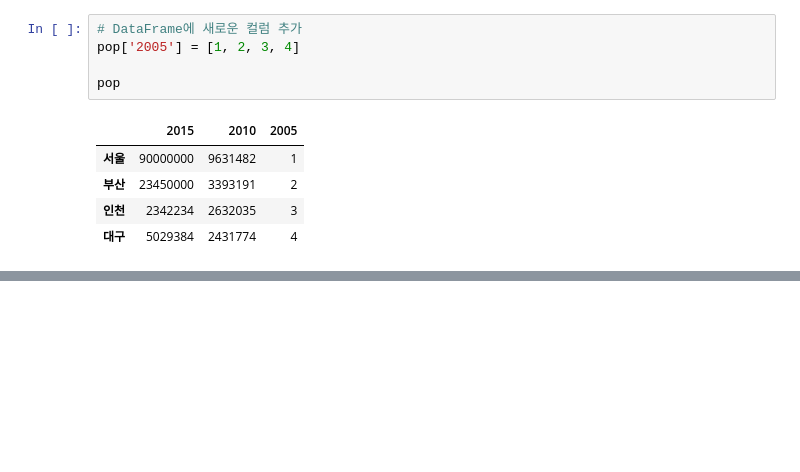
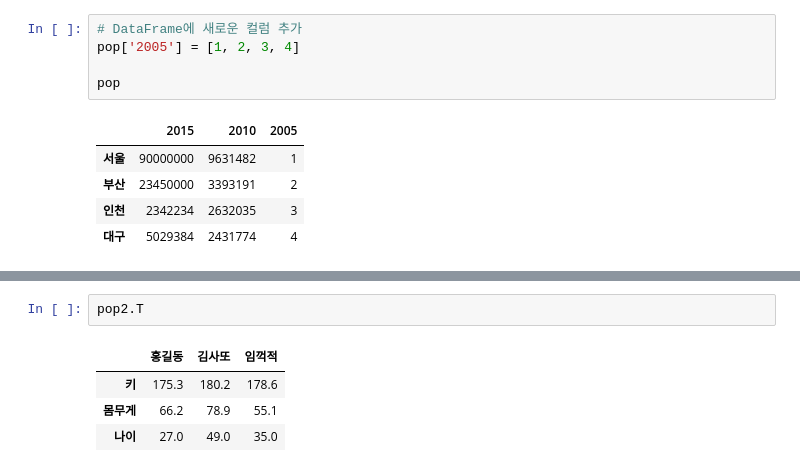
Before and after one commit to hyerimmmmm/SWDataAnalysisClass, a Jupyter notebook: pythonStudy/LIB/Pandas.ipynb, the cells around one changed output, grey strips where cells are left out. Cells and saved outputs as stored; diff of their text form; blank space fills up the shorter version.

```diff
--- a/pythonStudy/LIB/Pandas.ipynb
+++ b/pythonStudy/LIB/Pandas.ipynb
@@ -340,0 +470,7 @@ pop
+# %%
+pop2.T
+# %% [output]
+|  | 홍길동 | 김사또 | 임꺽적 |
+| 키 | 175.3 | 180.2 | 178.6 |
+| 몸무게 | 66.2 | 78.9 | 55.1 |
+| 나이 | 27.0 | 49.0 | 35.0 |
```
Also changed, not shown: parts of 28 cells of this notebook.
